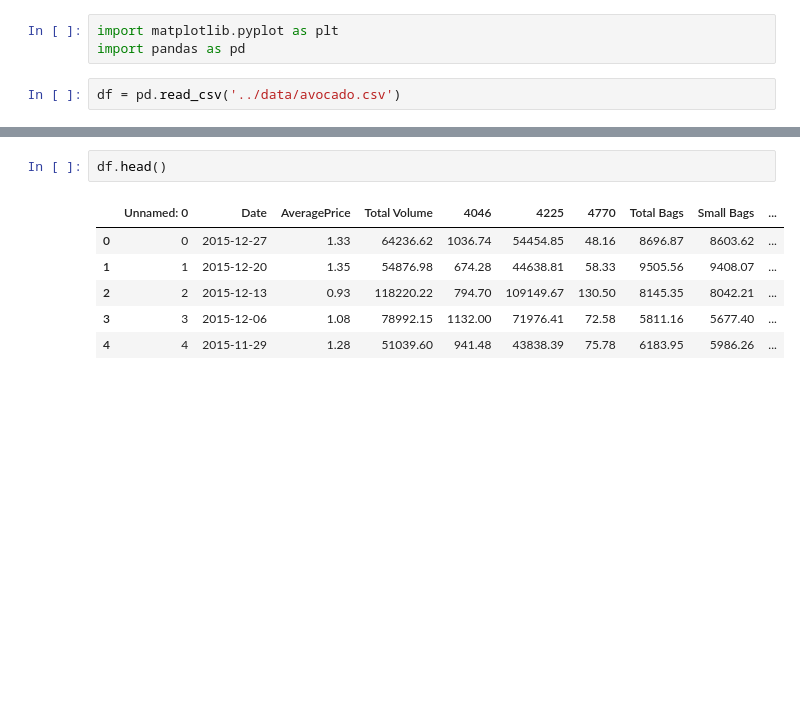
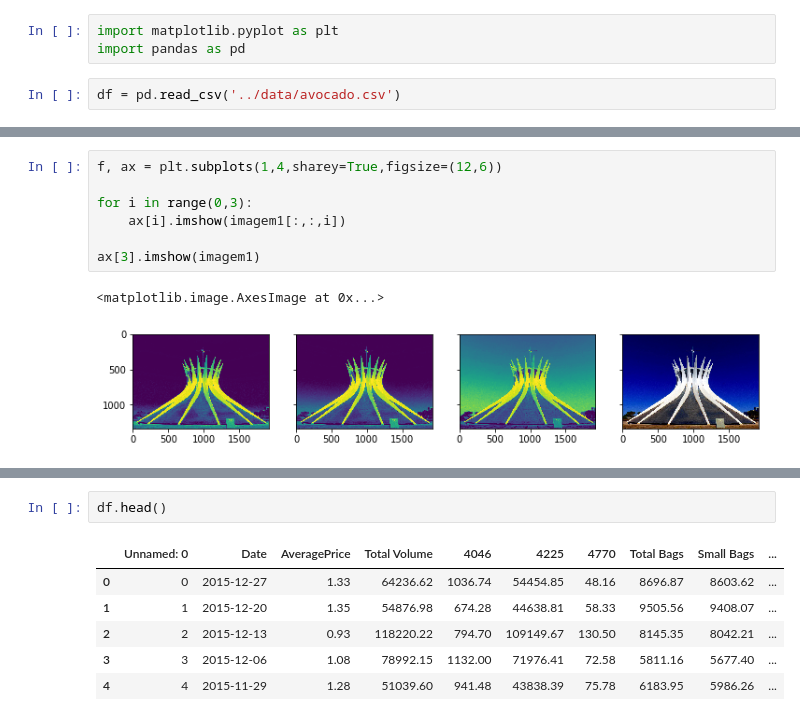
Before and after one commit to raquelcreis/CastoresIndomaveis, a Jupyter notebook: notebooks/aula005_matplotlib.ipynb, the cells around one changed output, grey strips where cells are left out. Drawn from its saved outputs; the diff is of its cells as text; blank space fills up the shorter version.

```diff
--- a/notebooks/aula005_matplotlib.ipynb
+++ b/notebooks/aula005_matplotlib.ipynb
@@ -5,0 +72,10 @@ df = pd.read_csv('../data/avocado.csv')
+# %%
+f, ax = plt.subplots(1,4,sharey=True,figsize=(12,6))
+
+for i in range(0,3):
+    ax[i].imshow(imagem1[:,:,i])
+
+ax[3].imshow(imagem1)
+# %% [output]
+<matplotlib.image.AxesImage at 0x...>
+[figure, added]
```
Also changed, not shown: parts of 11 cells of this notebook, 3 other files.
